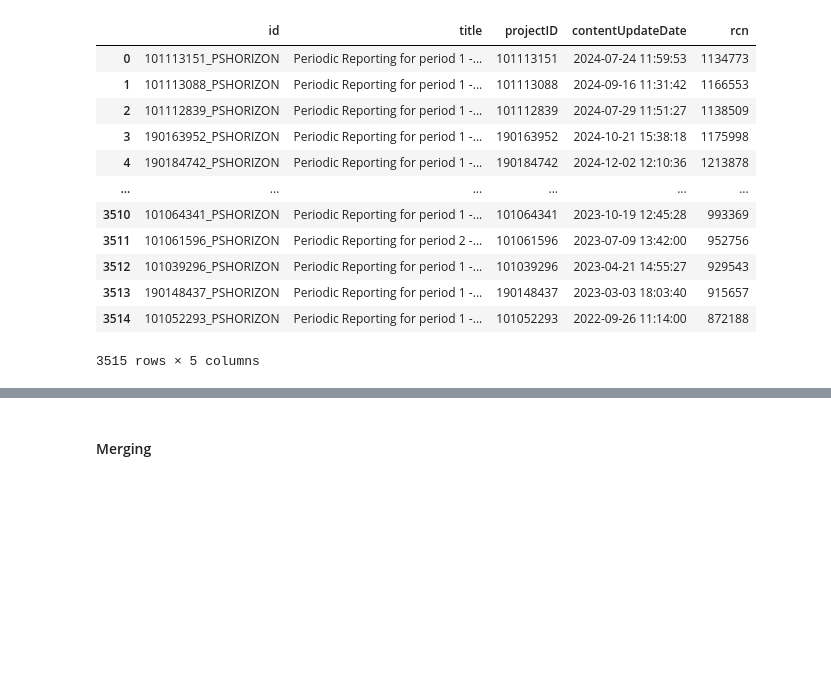
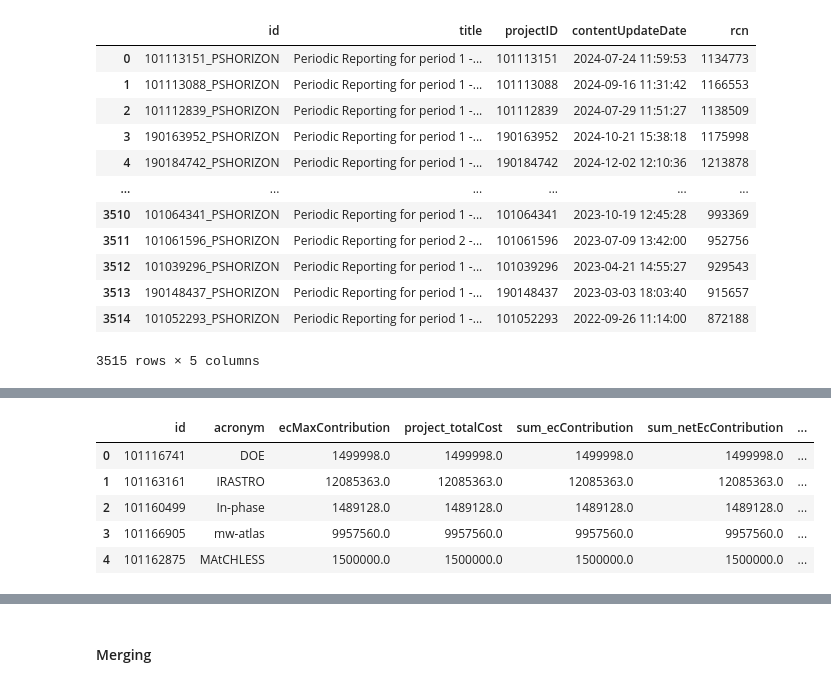
Before and after one commit to EliasIblisdir/MDA_project, a Jupyter notebook: Horizon.ipynb, the cells around one changed output, grey strips where cells are left out. Saved outputs shown, nothing was run; the diff lists cells and outputs as text; code cells hidden in the pictures; blank space fills up the shorter version.

```diff
--- a/Horizon.ipynb
+++ b/Horizon.ipynb
@@ -361,0 +390,11 @@ reports
+# %%
+# Step 1: Aggregate org-level data by project
+org_agg = organizations.groupby("projectID").agg({
+    "ecContribution": "sum",
+    "netEcContribution": "sum",
+    "totalCost": "sum"
+}).rename(columns={
+    "ecContribution": "sum_ecContribution",
+    "netEcContribution": "sum_netEcContribution",
+    "totalCost": "sum_org_totalCost"
+})
@@ -361,0 +420,10 @@ reports
+# %%
+# Preview
+project_financials.head()
+# %% [output]
+|  | id | acronym | ecMaxContribution | project_totalCost | sum_ecContribution | sum_netEcContribution | ... |
+| 0 | 101116741 | DOE | 1499998.0 | 1499998.0 | 1499998.0 | 1499998.0 | ... |
+| 1 | 101163161 | IRASTRO | 12085363.0 | 12085363.0 | 12085363.0 | 12085363.0 | ... |
+| 2 | 101160499 | In-phase | 1489128.0 | 1489128.0 | 1489128.0 | 1489128.0 | ... |
+| 3 | 101166905 | mw-atlas | 9957560.0 | 9957560.0 | 9957560.0 | 9957560.0 | ... |
+| 4 | 101162875 | MAtCHLESS | 1500000.0 | 1500000.0 | 1500000.0 | 1500000.0 | ... |
```
Also changed, not shown: parts of 26 cells of this notebook, 3 other files.
